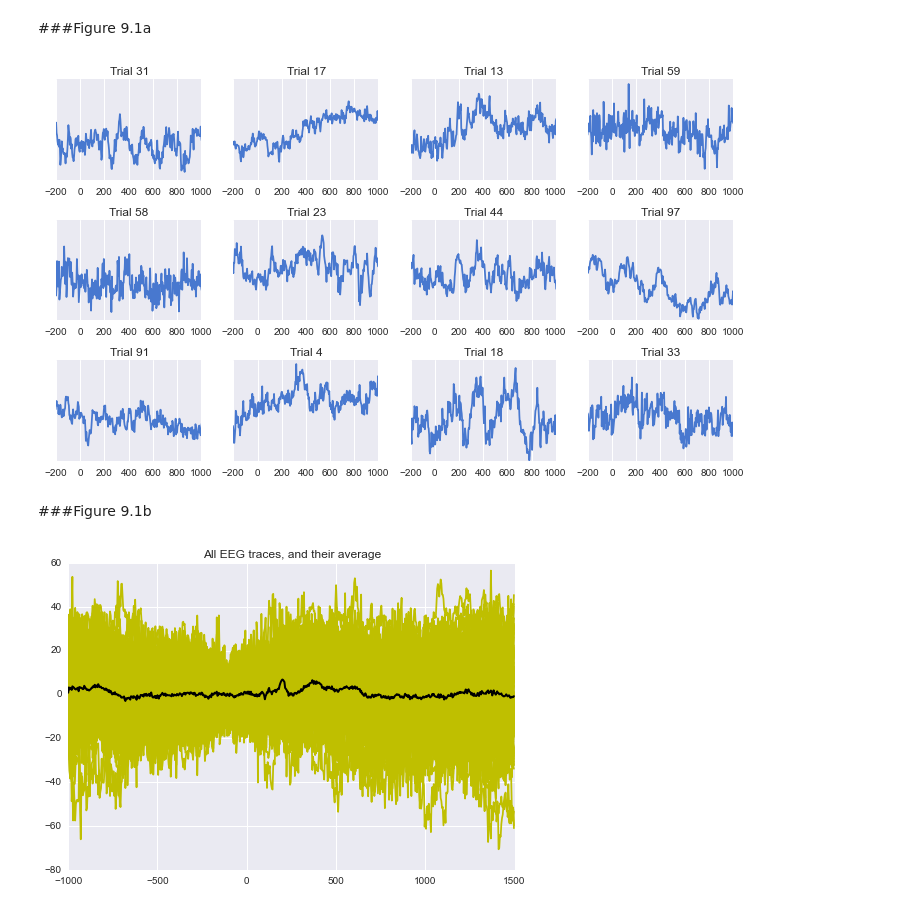
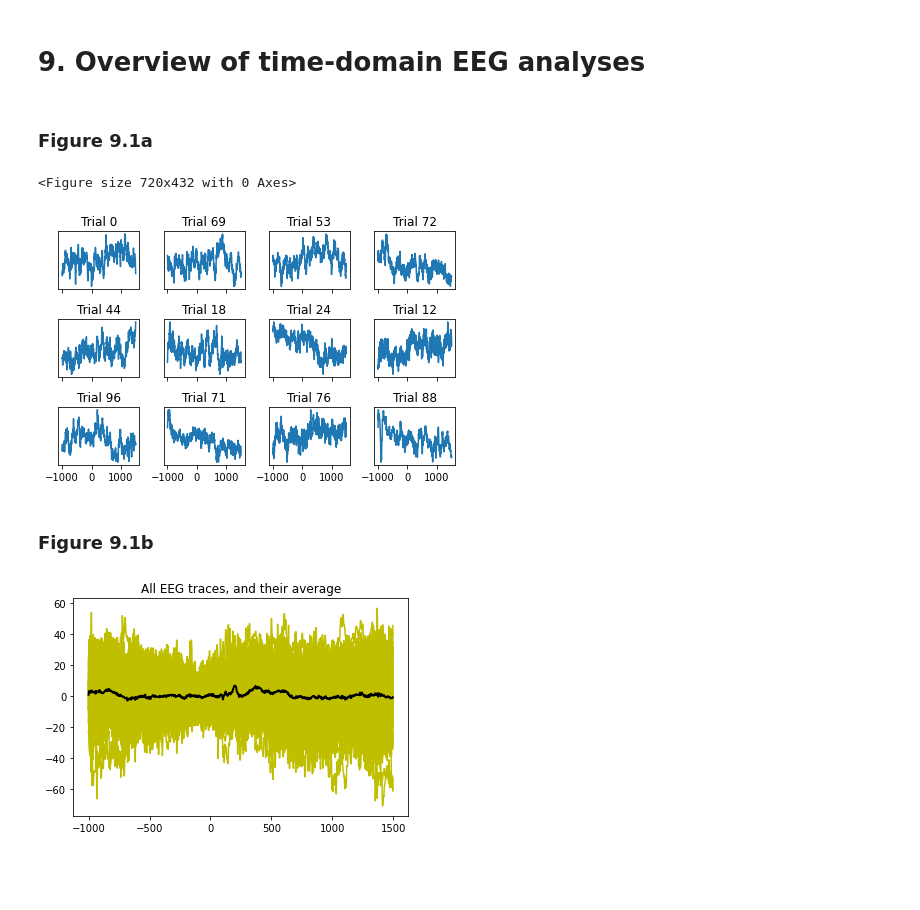
Before and after one commit to lyndond/Analyzing_Neural_Time_Series, a Jupyter notebook: chapter09.ipynb, the cells around one changed output. Saved outputs shown, nothing was run; the diff lists cells and outputs as text; code cells hidden in the pictures; blank space fills up the shorter version.

```diff
--- a/chapter09.ipynb
+++ b/chapter09.ipynb
@@ -18,0 +1,2 @@ sns.set_style('darkgrid')
+# %% [markdown]
+# 9. Overview of time-domain EEG analyses
@@ -19,5 +7,5 @@ sns.set_style('darkgrid')
 # %% [markdown]
-###Figure 9.1a
+### Figure 9.1a
 # %%
 data = scipy.io.loadmat('sampleEEGdata')
 # %%
@@ -26,51 +14,52 @@ data = scipy.io.loadmat('sampleEEGdata')
 #then open it in python using h5py or pytables. Since I'd rather not mess with the batteries-included-ness of this book,
 #I'll keep the data as-is and extract what we'll need.
 
-EEGdata = data["EEG"][0,0]["data"]
-EEGpnts = data["EEG"][0,0]["pnts"][0,0] #number of points in EEG data
-EEGtimes = data["EEG"][0,0]["times"][0]
-EEGsrate = float(data["EEG"][0,0]["srate"][0]) #make float for division purposes later
-EEGtrials = data["EEG"][0,0]["trials"][0,0]
-EEGepoch=data["EEG"][0,0]["epoch"][0]
+eeg_data = data["EEG"][0,0]["data"]
+eeg_pts = data["EEG"][0,0]["pnts"][0,0] #number of points in EEG data
+eeg_times = data["EEG"][0,0]["times"][0]
+eeg_rate = float(data["EEG"][0,0]["srate"][0]) #make float for division purposes later
+eeg_trials = data["EEG"][0,0]["trials"][0,0]
+eeg_epoch=data["EEG"][0,0]["epoch"][0]
 
-
-which_channel_to_plot = 'FCz'; #specify label of channel to plot
-EEGchanlocslabels=data["EEG"][0,0]["chanlocs"][0]["labels"]
-channel_index = EEGchanlocslabels  == which_channel_to_plot #specify index (channel number) of label
+which_channel_to_plot = 'FCz' #specify label of channel to plot
+eeg_chan_locs_labels=data["EEG"][0,0]["chanlocs"][0]["labels"]
+channel_index = (eeg_chan_locs_labels  == which_channel_to_plot) #specify index (channel number) of label
 # %%
-x_axis_limit = [-200,1000] #in milliseconds
+x_axis_limit = (-200, 1000) #in milliseconds
 
 num_trials2plot = 12
 
-plt.figure(figsize=(10,6))
+plt.figure(figsize=(10, 6))
 
-#pick a random trials using random.choice (from numpy.random)
-random_trial_to_plot = random.choice(xrange(EEGtrials),num_trials2plot)
+# pick a random trials using random.choice (from numpy.random)
+random_trial_to_plot = np.random.choice(np.arange(eeg_trials), num_trials2plot)
 
-for ii in xrange(num_trials2plot):
+# figure out how many subplots we need
+n_rows = np.ceil(num_trials2plot/np.ceil(np.sqrt(num_trials2plot))).astype(int)
+n_cols = np.ceil(np.sqrt(num_trials2plot)).astype(int)
+fig, ax = plt.subplots(n_rows, n_cols, sharex='all')
 
-    #figure out how many subplots we need
-    plt.subplot(np.ceil(num_trials2plot/np.ceil(sqrt(num_trials2plot))),np.ceil(sqrt(num_trials2plot)),ii+1)
-
+for ii in range(num_trials2plot):
+    idx = np.unravel_index(ii, (n_rows, n_cols))
 
     #plot trial and specify x-axis and title
-    plt.plot(EEGtimes,np.squeeze(EEGdata[channel_index,:,random_trial_to_plot[ii] - 1]))
-    plt.title("Trial " + str(random_trial_to_plot[ii]))
-    plt.yticks([])
-    plt.xlim(x_axis_limit)
-_=plt.tight_layout()
+    ax[idx].plot(eeg_times, np.squeeze(eeg_data[channel_index,:,random_trial_to_plot[ii] - 1]))
+    ax[idx].set(title=f"Trial {random_trial_to_plot[ii]}", yticks=[])
+
+fig.tight_layout()
 # %% [output]
+<Figure size 720x432 with 0 Axes>
-[figure, old version]
+[figure, new version]
 # %% [markdown]
-###Figure 9.1b
+### Figure 9.1b
 # %%
 #plot all trials
-plt.plot(EEGtimes,np.squeeze(EEGdata[channel_index,:,:]),'y')
+plt.plot(eeg_times,np.squeeze(eeg_data[channel_index,:,:]),'y')
 
 #plot the event-related potential (ERP), i.e. the average time-domain signal
-plt.plot(EEGtimes,np.squeeze(np.mean(EEGdata[channel_index,:,:],axis=2)),'k',linewidth=2)
+plt.plot(eeg_times,np.squeeze(np.mean(eeg_data[channel_index,:,:],axis=2)),'k',linewidth=2)
 _=plt.title("All EEG traces, and their average")
 # %% [output]
-[figure, old version]
+[figure, new version]
 # %%
 #now plot only the ERP
```
Also changed, not shown: parts of 13 cells of this notebook.
